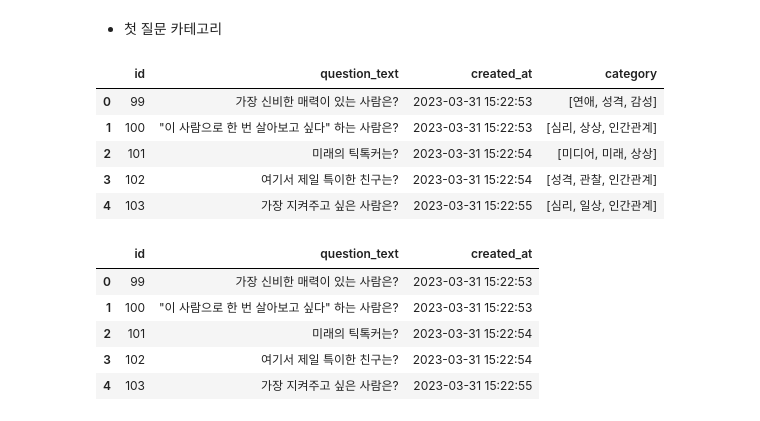
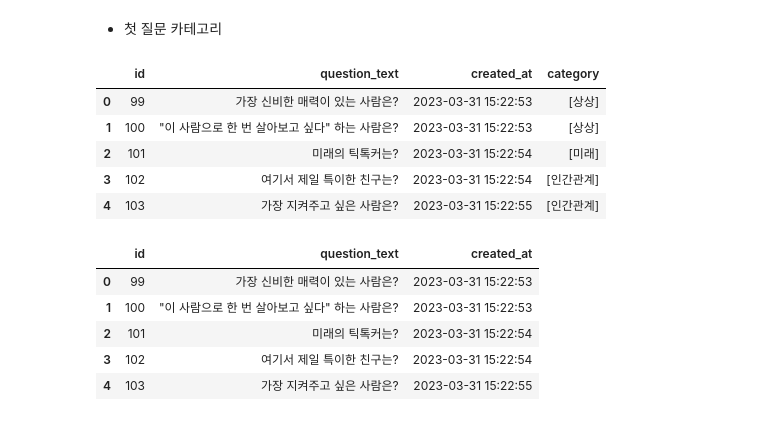
Before and after one commit to saeraniren/advanced_project, a Jupyter notebook: 파생변수_지역_첫질문카테고리.ipynb, the cells around one changed output. Saved outputs shown, nothing was run; the diff lists cells and outputs as text; code cells hidden in the pictures.

```diff
--- a/파생변수_지역_첫질문카테고리.ipynb
+++ b/파생변수_지역_첫질문카테고리.ipynb
@@ -89,15 +89,15 @@ memory usage: 661.5+ KB
 - 첫 질문 카테고리
 # %%
 # 질문 유형 정보 테이블
-question_category_df = pd.read_parquet('./polls_question_add_category.parquet')
+question_category_df = pd.read_parquet('./polls_question_add_one_category.parquet')
 question_category_df.head()
 # %% [output]
 |  | id | question_text | created_at | category |
-| 0 | 99 | 가장 신비한 매력이 있는 사람은? | 2023-03-31 15:22:53 | [연애, 성격, 감성] |
-| 1 | 100 | "이 사람으로 한 번 살아보고 싶다" 하는 사람은? | 2023-03-31 15:22:53 | [심리, 상상, 인간관계] |
-| 2 | 101 | 미래의 틱톡커는? | 2023-03-31 15:22:54 | [미디어, 미래, 상상] |
-| 3 | 102 | 여기서 제일 특이한 친구는? | 2023-03-31 15:22:54 | [성격, 관찰, 인간관계] |
-| 4 | 103 | 가장 지켜주고 싶은 사람은? | 2023-03-31 15:22:55 | [심리, 일상, 인간관계] |
+| 0 | 99 | 가장 신비한 매력이 있는 사람은? | 2023-03-31 15:22:53 | [상상] |
+| 1 | 100 | "이 사람으로 한 번 살아보고 싶다" 하는 사람은? | 2023-03-31 15:22:53 | [상상] |
+| 2 | 101 | 미래의 틱톡커는? | 2023-03-31 15:22:54 | [미래] |
+| 3 | 102 | 여기서 제일 특이한 친구는? | 2023-03-31 15:22:54 | [인간관계] |
+| 4 | 103 | 가장 지켜주고 싶은 사람은? | 2023-03-31 15:22:55 | [인간관계] |
 # %%
 # 질문 내용
 question_df = pd.read_parquet('./votes/polls_question.parquet')
```
Also changed, not shown: parts of 23 cells of this notebook.
